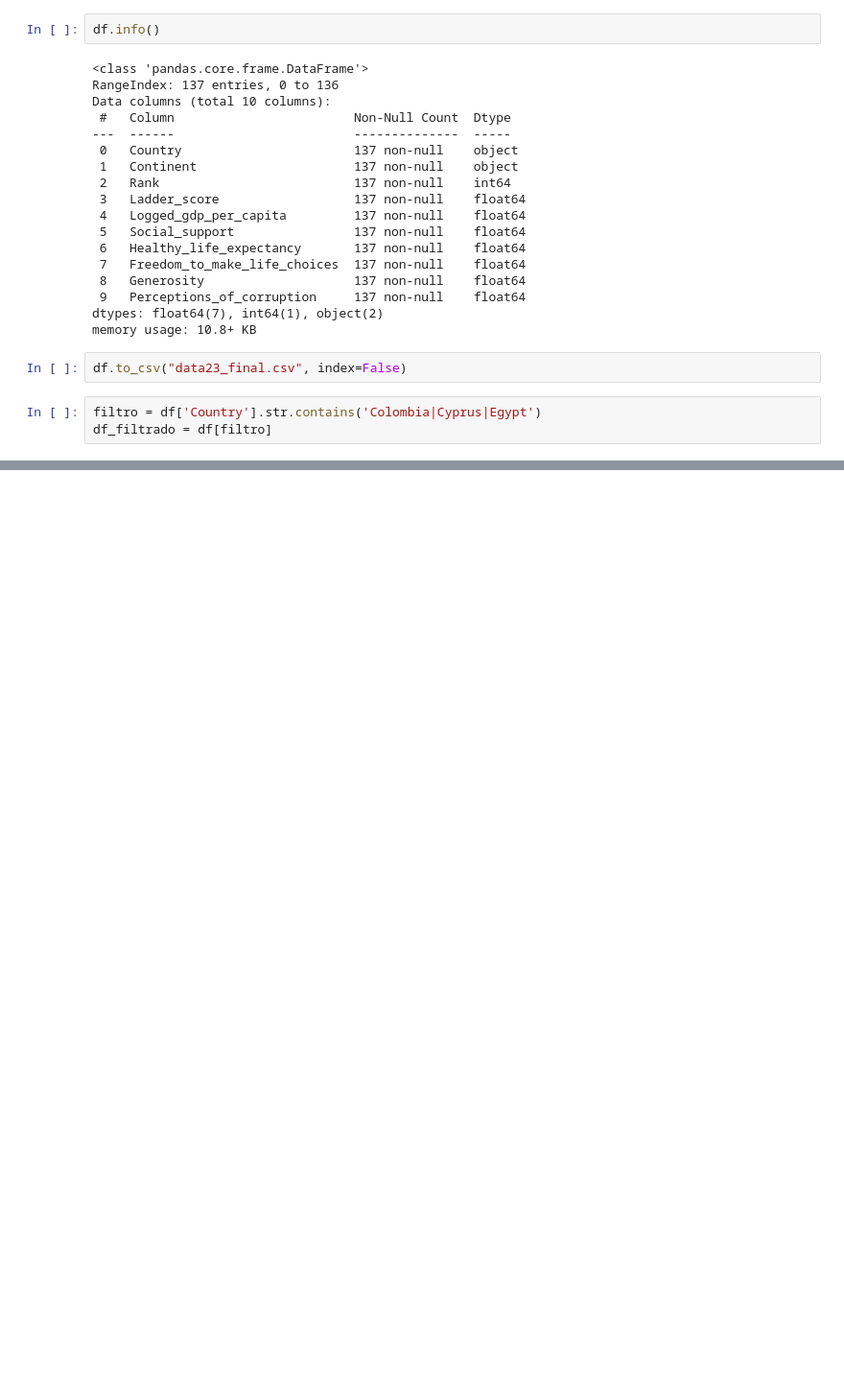
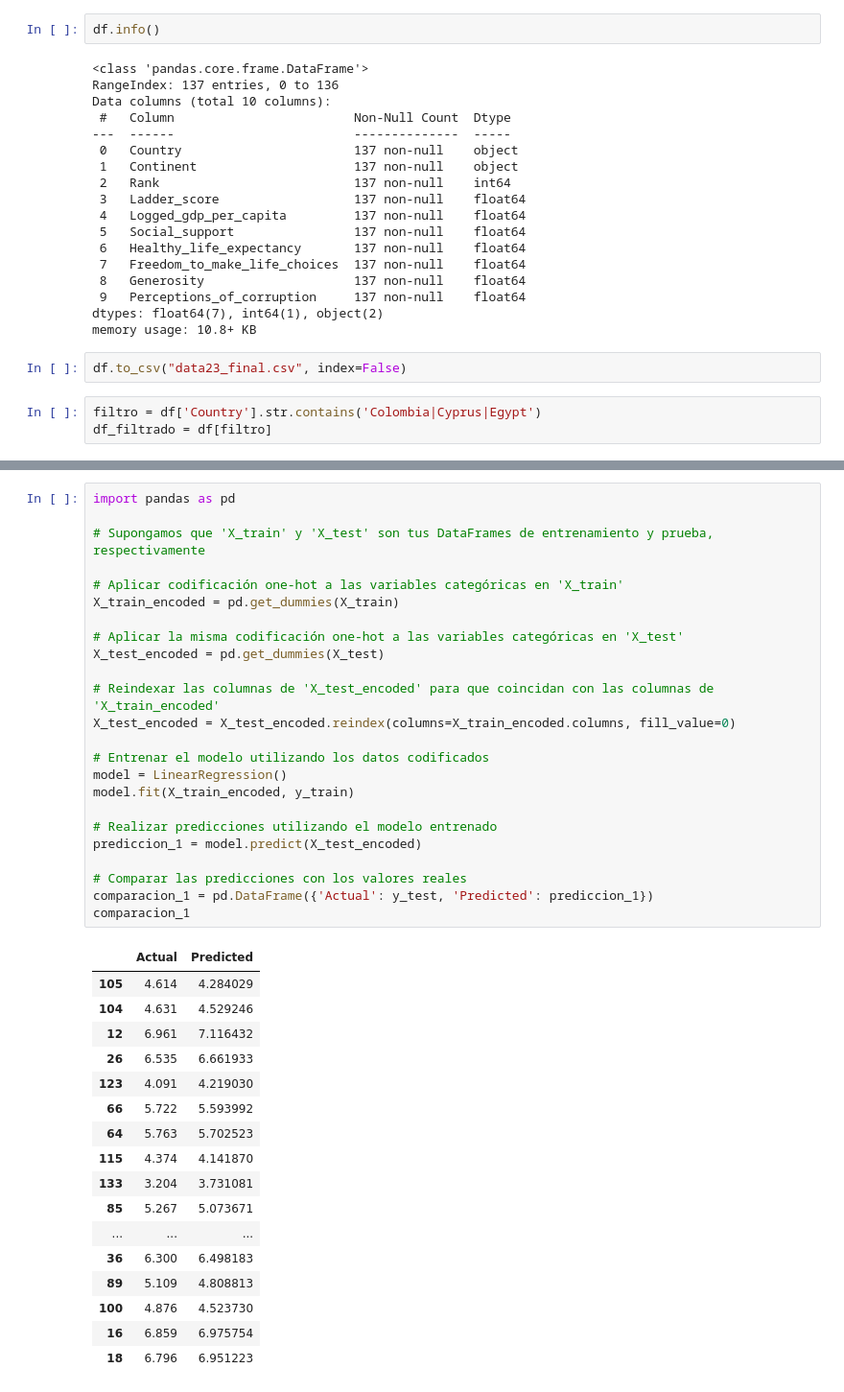
Before and after one commit to jose-luis666/w8-final_project, a Jupyter notebook: Untitled-2.ipynb, the cells around one changed output, grey strips where cells are left out. Shown at 96% size. Saved outputs shown, nothing was run; the diff lists cells and outputs as text; blank space fills up the shorter version.

```diff
--- a/Untitled-2.ipynb
+++ b/Untitled-2.ipynb
@@ -1092,0 +1107,42 @@ df_filtrado
+# %%
+import pandas as pd
+
+# Supongamos que 'X_train' y 'X_test' son tus DataFrames de entrenamiento y prueba, respectivamente
+
+# Aplicar codificación one-hot a las variables categóricas en 'X_train'
+X_train_encoded = pd.get_dummies(X_train)
+
+# Aplicar la misma codificación one-hot a las variables categóricas en 'X_test'
+X_test_encoded = pd.get_dummies(X_test)
+
+# Reindexar las columnas de 'X_test_encoded' para que coincidan con las columnas de 'X_train_encoded'
+X_test_encoded = X_test_encoded.reindex(columns=X_train_encoded.columns, fill_value=0)
+
+# Entrenar el modelo utilizando los datos codificados
+model = LinearRegression()
+model.fit(X_train_encoded, y_train)
+
+# Realizar predicciones utilizando el modelo entrenado
+prediccion_1 = model.predict(X_test_encoded)
+
+# Comparar las predicciones con los valores reales
+comparacion_1 = pd.DataFrame({'Actual': y_test, 'Predicted': prediccion_1})
+comparacion_1
+# %% [output]
+|  | Actual | Predicted |
+| 105 | 4.614 | 4.284029 |
+| 104 | 4.631 | 4.529246 |
+| 12 | 6.961 | 7.116432 |
+| 26 | 6.535 | 6.661933 |
+| 123 | 4.091 | 4.219030 |
+| 66 | 5.722 | 5.593992 |
+| 64 | 5.763 | 5.702523 |
+| 115 | 4.374 | 4.141870 |
+| 133 | 3.204 | 3.731081 |
+| 85 | 5.267 | 5.073671 |
+| ... | ... | ... |
+| 36 | 6.300 | 6.498183 |
+| 89 | 5.109 | 4.808813 |
+| 100 | 4.876 | 4.523730 |
+| 16 | 6.859 | 6.975754 |
+| 18 | 6.796 | 6.951223 |
```
Also changed, not shown: parts of 19 cells of this notebook.
